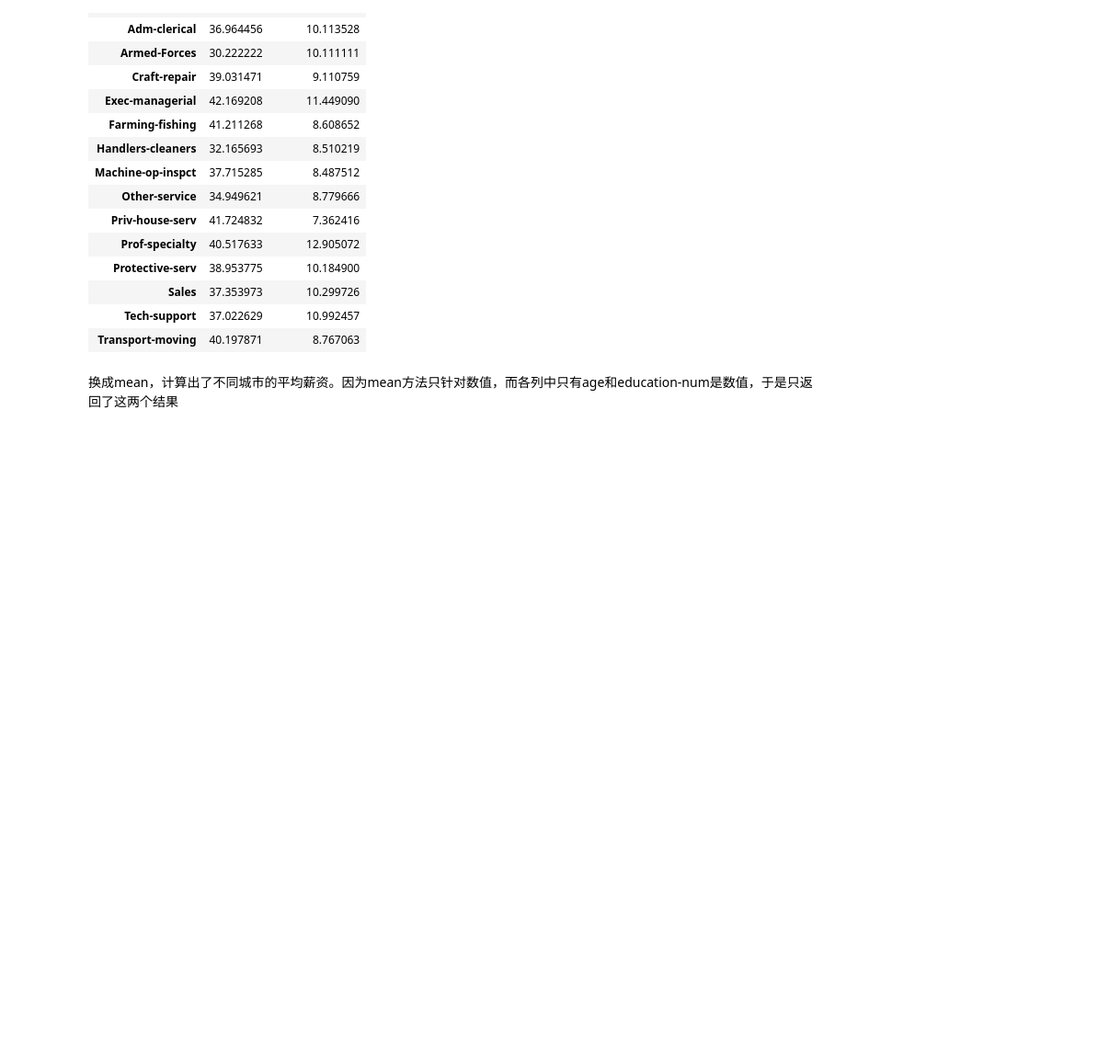
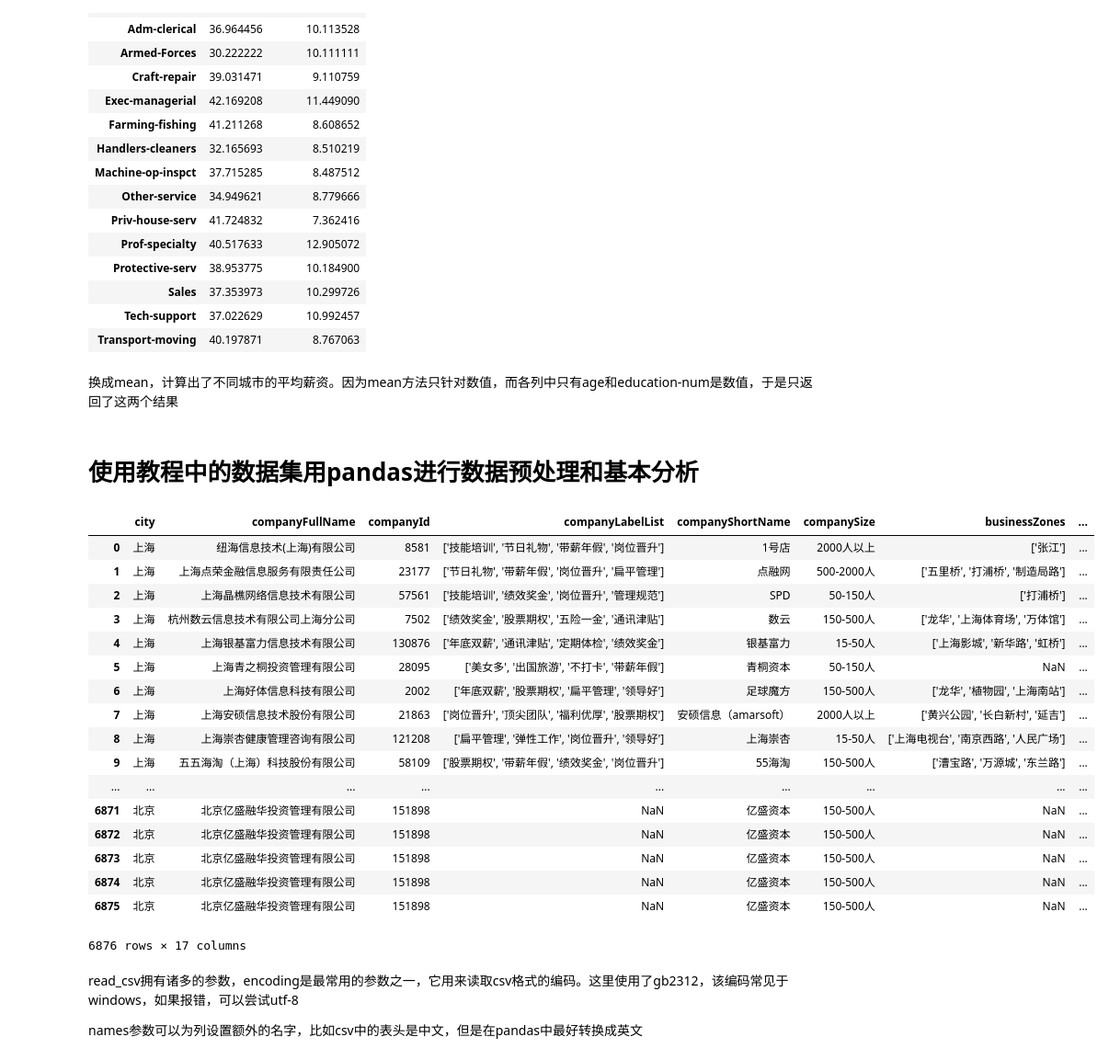
Before and after one commit to EdwardDaChina/Jupter-Learning, a Jupyter notebook: 学习Pandas数据预处理和基本分析、可视化方法-checkpoint.ipynb, the cells around one changed output. Shown: that part at 92% size. Drawn from its saved outputs; the diff is of its cells as text; code cells hidden in the pictures; blank space fills up the shorter version.

```diff
--- a/学习Pandas数据预处理和基本分析、可视化方法-checkpoint.ipynb
+++ b/学习Pandas数据预处理和基本分析、可视化方法-checkpoint.ipynb
@@ -181,3 +185,33 @@ data_clean.groupby('occupation').mean()
 | Transport-moving | 40.197871 | 8.767063 |
 # %% [markdown]
 换成mean，计算出了不同城市的平均薪资。因为mean方法只针对数值，而各列中只有age和education-num是数值，于是只返回了这两个结果
+# %% [markdown]
+# 使用教程中的数据集用pandas进行数据预处理和基本分析
+# %%
+import pandas as pd
+import numpy as np
+data=pd.read_csv('DataAnalyst.csv',encoding='gb2312')
+data
+# %% [output]
+|  | city | companyFullName | companyId | companyLabelList | companyShortName | companySize | businessZones | ... |
+| 0 | 上海 | 纽海信息技术(上海)有限公司 | 8581 | ['技能培训', '节日礼物', '带薪年假', '岗位晋升'] | 1号店 | 2000人以上 | ['张江'] | ... |
+| 1 | 上海 | 上海点荣金融信息服务有限责任公司 | 23177 | ['节日礼物', '带薪年假', '岗位晋升', '扁平管理'] | 点融网 | 500-2000人 | ['五里桥', '打浦桥', '制造局路'] | ... |
+| 2 | 上海 | 上海晶樵网络信息技术有限公司 | 57561 | ['技能培训', '绩效奖金', '岗位晋升', '管理规范'] | SPD | 50-150人 | ['打浦桥'] | ... |
+| 3 | 上海 | 杭州数云信息技术有限公司上海分公司 | 7502 | ['绩效奖金', '股票期权', '五险一金', '通讯津贴'] | 数云 | 150-500人 | ['龙华', '上海体育场', '万体馆'] | ... |
+| 4 | 上海 | 上海银基富力信息技术有限公司 | 130876 | ['年底双薪', '通讯津贴', '定期体检', '绩效奖金'] | 银基富力 | 15-50人 | ['上海影城', '新华路', '虹桥'] | ... |
+| 5 | 上海 | 上海青之桐投资管理有限公司 | 28095 | ['美女多', '出国旅游', '不打卡', '带薪年假'] | 青桐资本 | 50-150人 | NaN | ... |
+| 6 | 上海 | 上海好体信息科技有限公司 | 2002 | ['年底双薪', '股票期权', '扁平管理', '领导好'] | 足球魔方 | 150-500人 | ['龙华', '植物园', '上海南站'] | ... |
+| 7 | 上海 | 上海安硕信息技术股份有限公司 | 21863 | ['岗位晋升', '顶尖团队', '福利优厚', '股票期权'] | 安硕信息（amarsoft） | 2000人以上 | ['黄兴公园', '长白新村', '延吉'] | ... |
+| 8 | 上海 | 上海崇杏健康管理咨询有限公司 | 121208 | ['扁平管理', '弹性工作', '岗位晋升', '领导好'] | 上海崇杏 | 15-50人 | ['上海电视台', '南京西路', '人民广场'] | ... |
+| 9 | 上海 | 五五海淘（上海）科技股份有限公司 | 58109 | ['股票期权', '带薪年假', '绩效奖金', '岗位晋升'] | 55海淘 | 150-500人 | ['漕宝路', '万源城', '东兰路'] | ... |
+| ... | ... | ... | ... | ... | ... | ... | ... | ... |
+| 6871 | 北京 | 北京亿盛融华投资管理有限公司 | 151898 | NaN | 亿盛资本 | 150-500人 | NaN | ... |
+| 6872 | 北京 | 北京亿盛融华投资管理有限公司 | 151898 | NaN | 亿盛资本 | 150-500人 | NaN | ... |
+| 6873 | 北京 | 北京亿盛融华投资管理有限公司 | 151898 | NaN | 亿盛资本 | 150-500人 | NaN | ... |
+| 6874 | 北京 | 北京亿盛融华投资管理有限公司 | 151898 | NaN | 亿盛资本 | 150-500人 | NaN | ... |
+| 6875 | 北京 | 北京亿盛融华投资管理有限公司 | 151898 | NaN | 亿盛资本 | 150-500人 | NaN | ... |
+6876 rows × 17 columns
+# %% [markdown]
+read_csv拥有诸多的参数，encoding是最常用的参数之一，它用来读取csv格式的编码。这里使用了gb2312，该编码常见于windows，如果报错，可以尝试utf-8
+
+names参数可以为列设置额外的名字，比如csv中的表头是中文，但是在pandas中最好转换成英文
```
Also changed, not shown: parts of 29 cells of this notebook.
